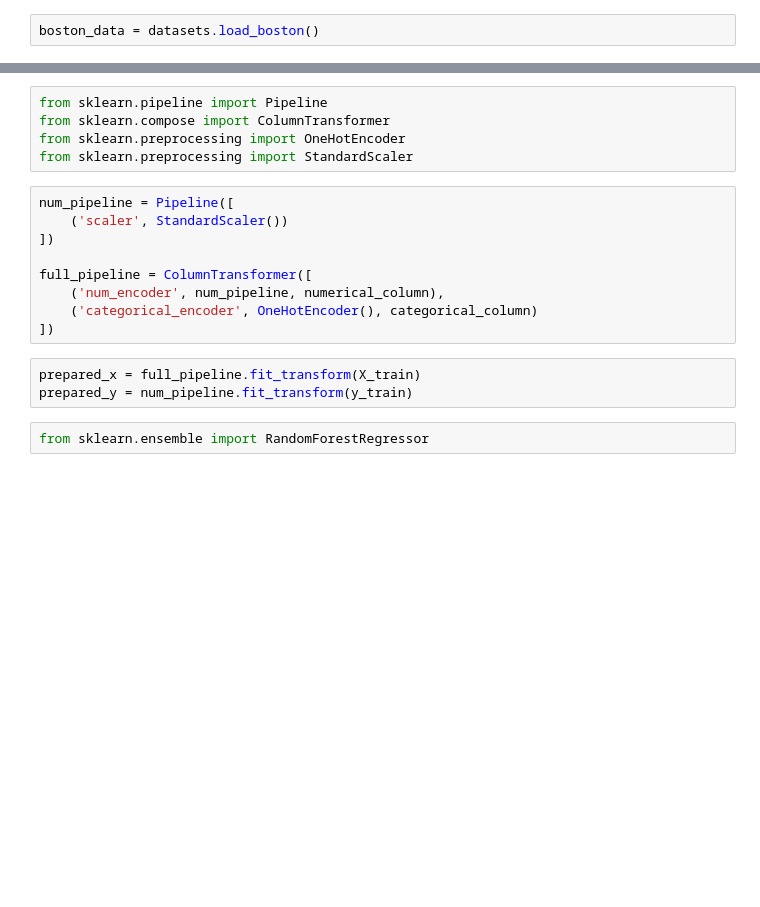
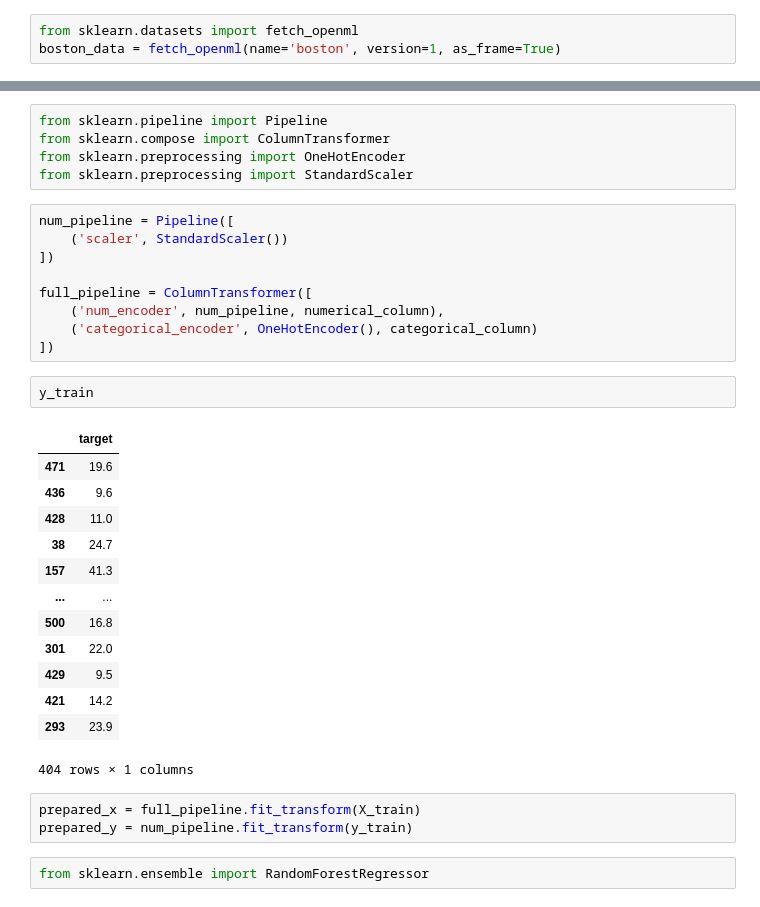
Before and after one commit to JuelBasak/BostonHosuing-RandomForest, a Jupyter notebook: random forest assignment.ipynb, the cells around one changed output, grey strips where cells are left out. Cells and saved outputs as stored; diff of their text form; blank space fills up the shorter version.

```diff
--- a/random forest assignment.ipynb
+++ b/random forest assignment.ipynb
@@ -10,7 +37,8 @@ import klib
 # %%
 sns.set()
 # %%
-boston_data = datasets.load_boston()
+from sklearn.datasets import fetch_openml
+boston_data = fetch_openml(name='boston', version=1, as_frame=True)
 # %%
 boston_data.keys()
 # %% [output]
@@ -90,6 +118,22 @@ full_pipeline = ColumnTransformer([
     ('num_encoder', num_pipeline, numerical_column),
     ('categorical_encoder', OneHotEncoder(), categorical_column)
 ])
+# %%
+y_train
+# %% [output]
+|  | target |
+| 471 | 19.6 |
+| 436 | 9.6 |
+| 428 | 11.0 |
+| 38 | 24.7 |
+| 157 | 41.3 |
+| ... | ... |
+| 500 | 16.8 |
+| 301 | 22.0 |
+| 429 | 9.5 |
+| 421 | 14.2 |
+| 293 | 23.9 |
+404 rows × 1 columns
 # %%
 prepared_x = full_pipeline.fit_transform(X_train)
 prepared_y = num_pipeline.fit_transform(y_train)
```
Also changed, not shown: parts of 18 cells of this notebook, 5 other files.
